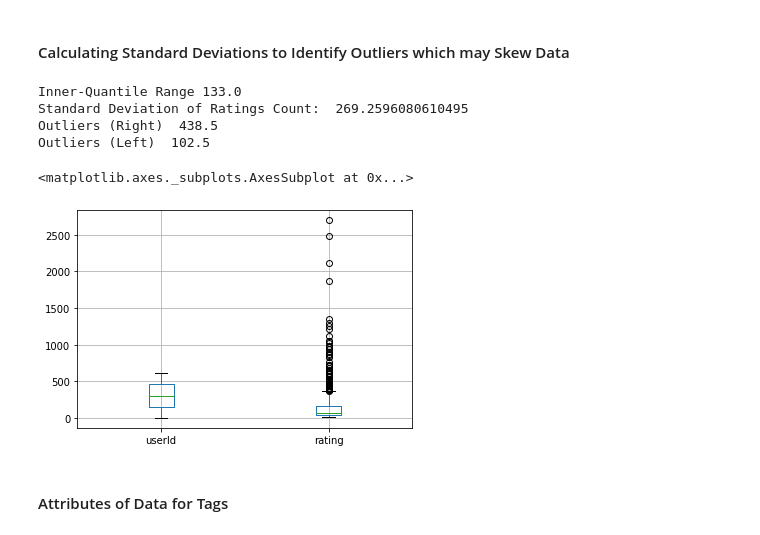
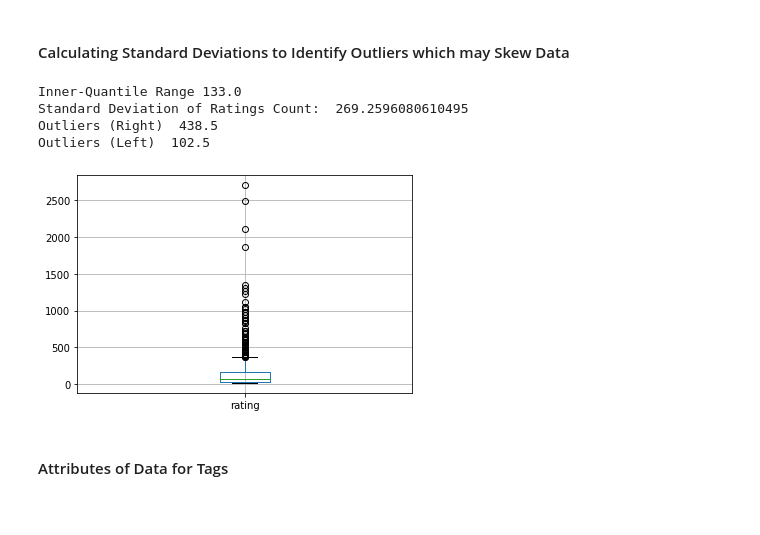
Before and after one commit to akbog/movielens, a Jupyter notebook: jupyterNotebooks/MovieLensAnalysis.ipynb, the cells around one changed output. Saved outputs shown, nothing was run; the diff lists cells and outputs as text; code cells hidden in the pictures.

```diff
--- a/jupyterNotebooks/MovieLensAnalysis.ipynb
+++ b/jupyterNotebooks/MovieLensAnalysis.ipynb
@@ -69,20 +69,21 @@ Unique Rating Possibilities:  [4.  5.  3.  2.  1.  4.5 3.5 2.5 0.5 1.5]
 # %%
 std_dev = pd.DataFrame(ratings.groupby(by = "userId", axis = 0).count().rating)
 std_dev = std_dev.reset_index()
 st_dev = np.std(std_dev.rating)
 print("Inner-Quantile Range", std_dev.quantile(.75)[1] - std_dev.quantile(.25)[1])
 print("Standard Deviation of Ratings Count: ", st_dev)
 print("Outliers (Right) ", std_dev.quantile(.5)[0] + std_dev.quantile(.75)[1] - std_dev.quantile(.25)[1])
 print("Outliers (Left) ", std_dev.quantile(.5)[0] - std_dev.quantile(.75)[1] - std_dev.quantile(.25)[1])
 print("\n")
-std_dev.boxplot()
+plot_ratings = std_dev.drop(['userId'], axis = 1)
+plot_ratings.boxplot()
+plt.savefig("DataSetBoxPlot.png")
 # %% [output]
 Inner-Quantile Range 133.0
 Standard Deviation of Ratings Count:  269.2596080610495
 Outliers (Right)  438.5
 Outliers (Left)  102.5
-<matplotlib.axes._subplots.AxesSubplot at 0x...>
-[figure, old version]
+[figure, new version]
 # %% [markdown]
 #### Attributes of Data for Tags
 # %%
```
Also changed, not shown: parts of 6 cells of this notebook, 14 other files.
